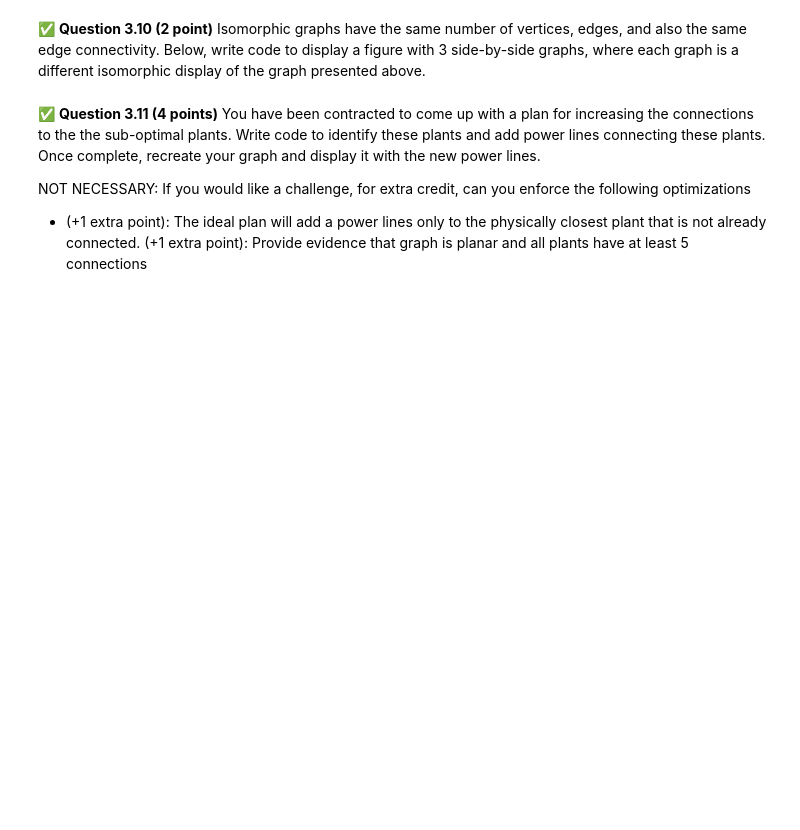
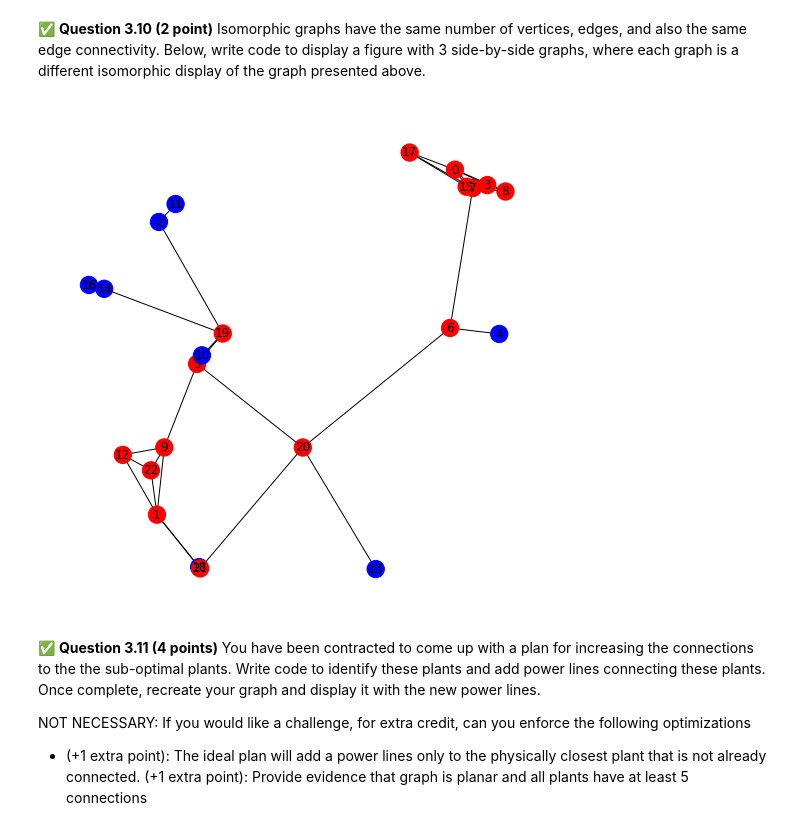
Before and after one commit to johnsonbj199/CMSE202-f23-turnin, a Jupyter notebook: hw-02/HW-02_OOP_ABM_GraphTheory-BrandonJohnson.ipynb, the cells around one changed output. Drawn from its saved outputs; the diff is of its cells as text; code cells hidden in the pictures; blank space fills up the shorter version.

```diff
--- a/hw-02/HW-02_OOP_ABM_GraphTheory-BrandonJohnson.ipynb
+++ b/hw-02/HW-02_OOP_ABM_GraphTheory-BrandonJohnson.ipynb
@@ -550,0 +575,10 @@ And generate a dictionary like this, where each key is a node # and its values a
+# %%
+# Put your code here:
+i =0
+edges_dict ={}
+for x in graph_adjacency_matrix:
+    p = np.where(x == 1.0)[0].tolist()
+    #print(p)
+    edges_dict[i] = (p)
+    i=i+1
+edges_dict
@@ -561,3 +611,17 @@ And, make a graph display that highlights the sub-optimal plants with a differen
+# %%
+# Put your code here:
+list1 = []
+
+for key, value in edges_dict.items():
+    if len(value) < 3:
+        list1.append('blue')
+    else:
+        list1.append('red')
+
+plt.figure(figsize = (7,7))
+nx.draw(G, pos = position, with_labels = True, node_color = list1)
+# %% [output]
+[figure, added]
 # %% [markdown]
 &#9989; **Question 3.11 (4 points)** You have been contracted to come up with a plan for increasing the connections to the the sub-optimal plants.  Write code to identify these plants and add power lines connecting these plants.  Once complete, recreate your graph and display it with the new power lines.
 
```
Also changed, not shown: parts of 7 cells of this notebook.
